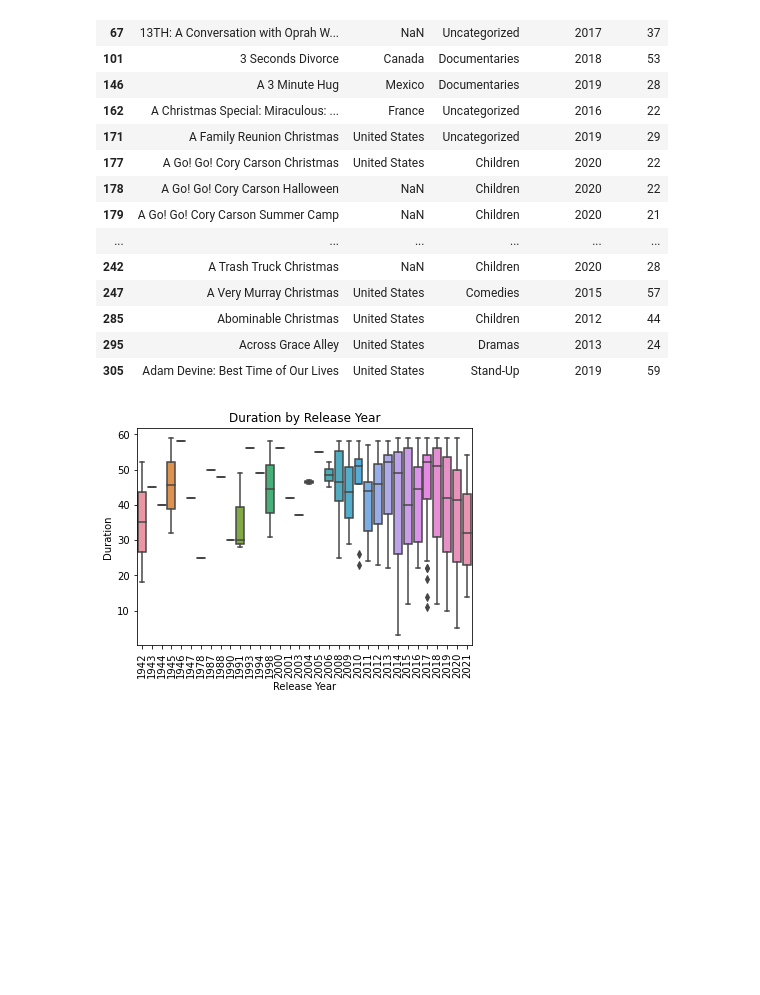
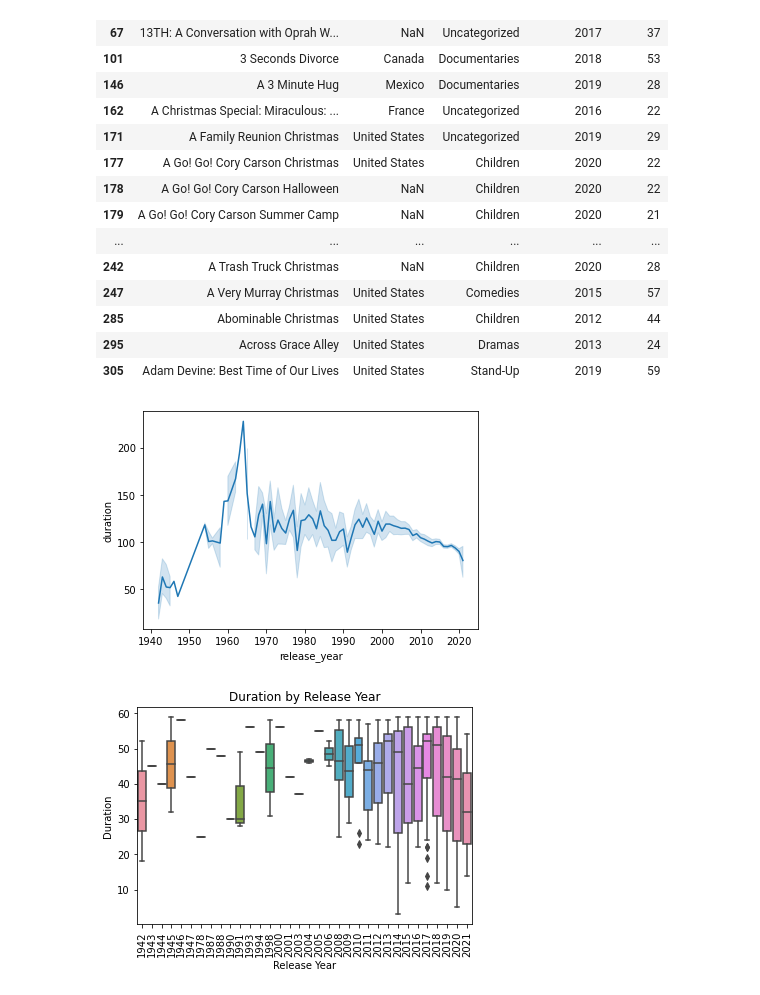
Before and after one commit to krithisudhir/netflix-movies-eda, a Jupyter notebook: Investigating Netflix MOVIES.ipynb, the cells around one changed output. Drawn from its saved outputs; the diff is of its cells as text; code cells hidden in the pictures; blank space fills up the shorter version.

Commit message:
updated with line plots

```diff
--- a/Investigating Netflix MOVIES.ipynb
+++ b/Investigating Netflix MOVIES.ipynb
@@ -98,6 +98,13 @@ short_movies.head(20)
 | 285 | Abominable Christmas | United States | Children | 2012 | 44 |
 | 295 | Across Grace Alley | United States | Dramas | 2013 | 24 |
 | 305 | Adam Devine: Best Time of Our Lives | United States | Stand-Up | 2019 | 59 |
+# %%
+
+import seaborn as sns
+sns.lineplot(x='release_year', y='duration',data=netflix_movies)
+plt.show()
+# %% [output]
+[figure, added]
 # %%
 #perform a preliminary analysis on variables to see what could potentially be influencing the duration of movies
 dur_by_country=short_movies[['country','duration']]
```
Also changed, not shown: parts of 2 cells of this notebook.
